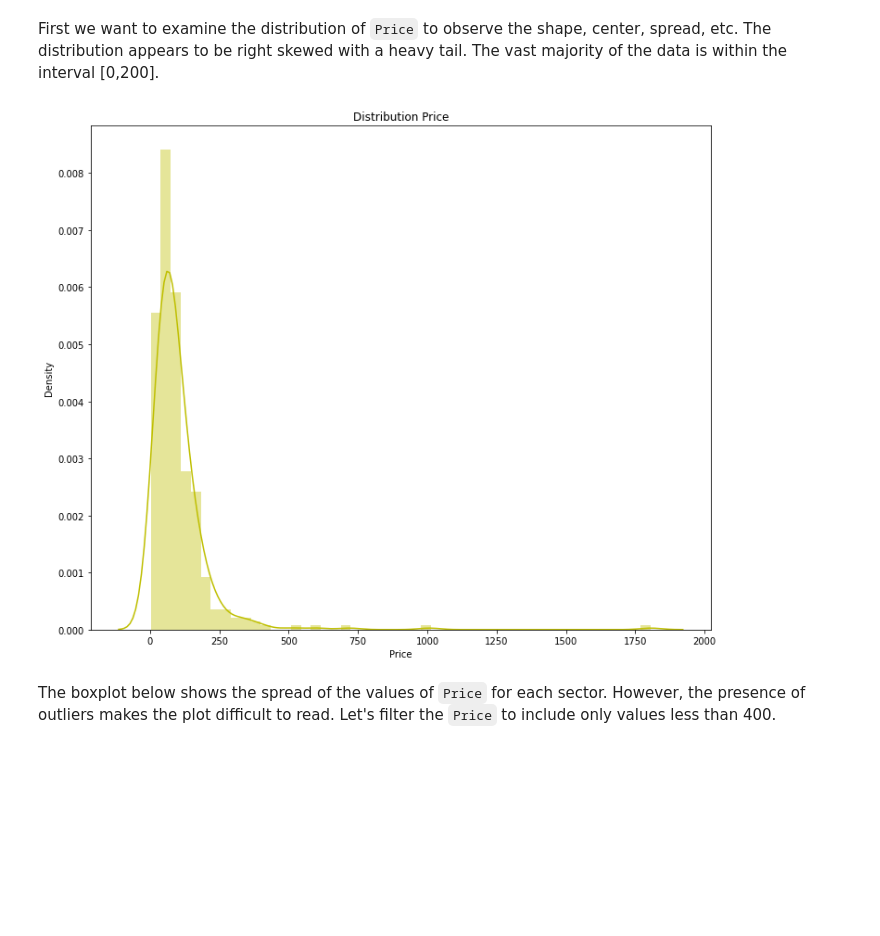
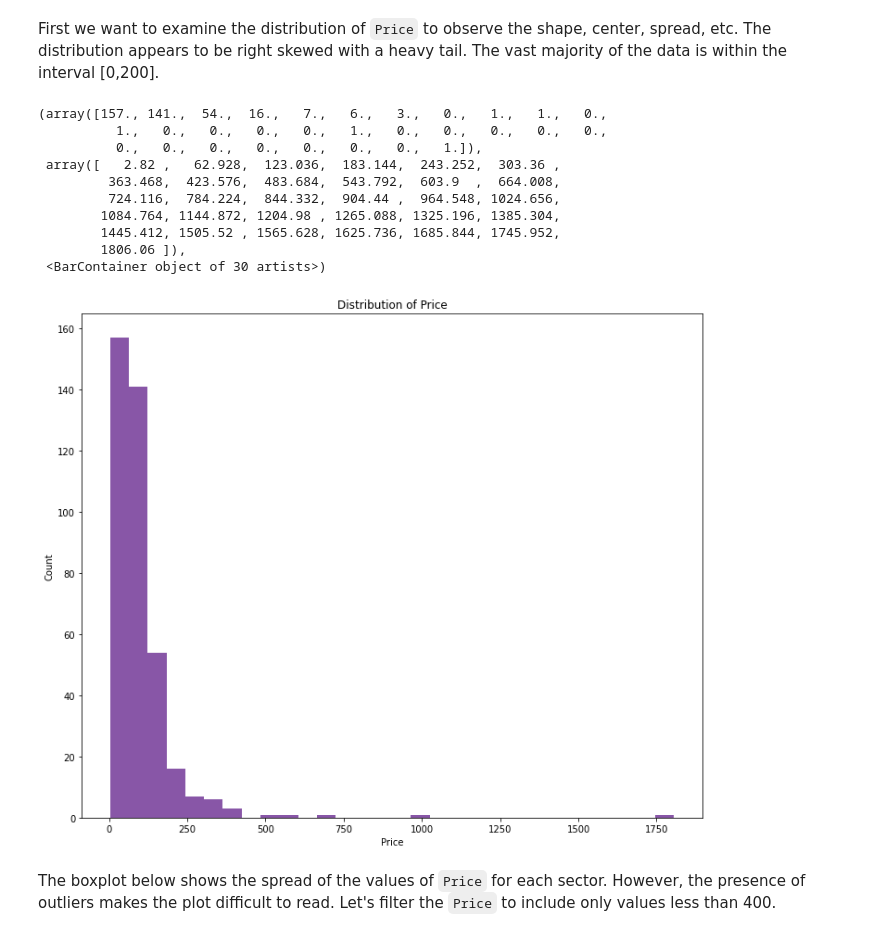
Before and after one commit to atbiggie/ST590FinalProject, a Jupyter notebook: FinalProjectGroup16M123.ipynb, the cells around one changed output. Drawn from its saved outputs; the diff is of its cells as text; code cells hidden in the pictures; blank space fills up the shorter version.

Commit message:
changed plotting backends of histogram and pie chart

```diff
--- a/FinalProjectGroup16M123.ipynb
+++ b/FinalProjectGroup16M123.ipynb
@@ -262,12 +262,24 @@ fintrain.describe()
 First we want to examine the distribution of `Price` to observe the shape, center, spread, etc. The distribution appears to be right skewed with a heavy tail. The vast majority of the data is within the interval [0,200].
 # %%
 #check the distribution of price
-train_pd=train.toPandas()
+ps.options.plotting.backend = 'matplotlib'
 pl.figure(figsize=(12,10))
-pl.title("Distribution Price")
-ax = sns.distplot(train_pd["Price"], color = 'y')# no negative number
+pl.title("Distribution of Price")
+pl.xlabel("Price")
+pl.ylabel("Count")
+pl.hist(x = fintrain.Price, bins =  30, color = "#8856a7")
 # %% [output]
+(array([157., 141.,  54.,  16.,   7.,   6.,   3.,   0.,   1.,   1.,   0.,
+          1.,   0.,   0.,   0.,   0.,   1.,   0.,   0.,   0.,   0.,   0.,
+          0.,   0.,   0.,   0.,   0.,   0.,   0.,   1.]),
+ array([   2.82 ,   62.928,  123.036,  183.144,  243.252,  303.36 ,
+         363.468,  423.576,  483.684,  543.792,  603.9  ,  664.008,
+         724.116,  784.224,  844.332,  904.44 ,  964.548, 1024.656,
+        1084.764, 1144.872, 1204.98 , 1265.088, 1325.196, 1385.304,
+        1445.412, 1505.52 , 1565.628, 1625.736, 1685.844, 1745.952,
+        1806.06 ]),
+ <BarContainer object of 30 artists>)
-[figure, old version]
+[figure, new version]
 # %% [markdown]
 The boxplot below shows the spread of the values of `Price` for each sector. However, the presence of outliers makes the plot difficult to read. Let's filter the `Price` to include only values less than 400.
 # %%
```
Also changed, not shown: parts of 4 cells of this notebook.
